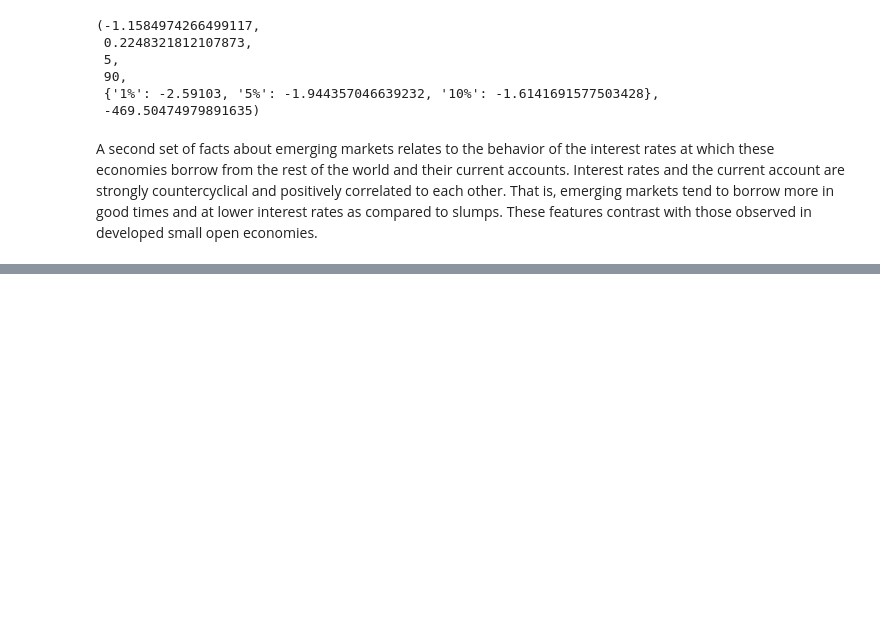
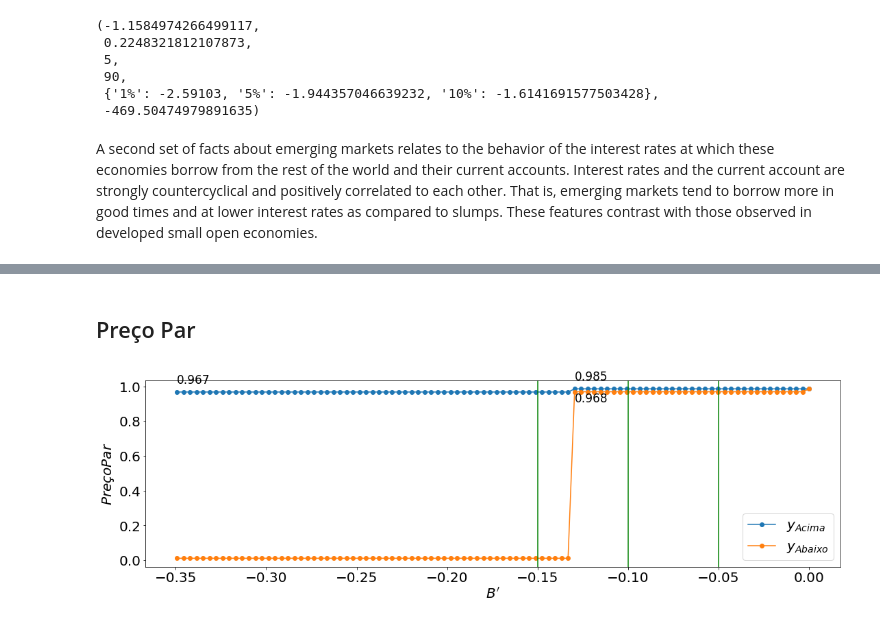
Before and after one commit to FredericoNunes/Artigos, a Jupyter notebook: programas/notebook/Aquivo Inicial, Tratamento dos Dados.ipynb, the cells around one changed output, grey strips where cells are left out. Cells and saved outputs as stored; diff of their text form; code cells hidden in the pictures; blank space fills up the shorter version.

Commit message:
Modelo Simulado aquivos .py na pasta python

```diff
--- a/programas/notebook/Aquivo Inicial, Tratamento dos Dados.ipynb
+++ b/programas/notebook/Aquivo Inicial, Tratamento dos Dados.ipynb
@@ -542,3 +534,5 @@ dataframe_juros_americanos.describe()
+# %%
+taxa_media_juros_americano = dataframe_juros_americanos['DGS10 fim periodo trimestral'].mean()/100
 # %% [markdown]
 # Tabela de Correlações
 # %%
@@ -584,6 +577,9 @@ regressao  = ar_model.AR(dataframe_pib_consumo_filtrados_matlab['PIB_detrended']
 
 print({'coef':regressao.params[0],
        'Std': regressao.bse[0]})
+
+coef_regressao_ar1 = regressao.params[0]
+std_regressao_ar1 = regressao.bse[0]
 # %% [output]
 {'coef': 0.9970700801517348, 'Std': 0.02252609880557859}
 # %% [markdown]
@@ -602,0 +603,16 @@ Interest rates and the current account are strongly countercyclical and positive
+# %%
+import sys
+sys.path.append('..')
+
+from python.arellano_model import Arellano_Economy
+
+Economia_Arellano = Arellano_Economy(β = .9599,        # time discount rate
+                                     γ = 2.5,          # risk aversion
+                                     r = taxa_media_juros_americano,     # international interest rate
+                                     ρ = coef_regressao_ar1 ,  # persistence in output
+                                     η = std_regressao_ar1,   # st dev of output shock
+                                     θ = 0.289,       # prob of regaining access
+                                     ny = 21,         # number of points in y grid
+                                     nB = 251,        # number of points in B grid
+                                     tol = 1e-8,      # error tolerance in iteration
+                                     maxit = 10000)
@@ -602,0 +638,13 @@ Interest rates and the current account are strongly countercyclical and positive
+# %% [markdown]
+## Preço Par
+# %%
+import importlib
+
+import python.arellano_graficos
+
+importlib.reload(python.arellano_graficos)
+
+
+python.arellano_graficos.graficoPreco(Economia_Arellano,'PreçoPar')
+# %% [output]
+[figure, added]
```
Also changed, not shown: parts of 16 cells of this notebook, 15 other files.
